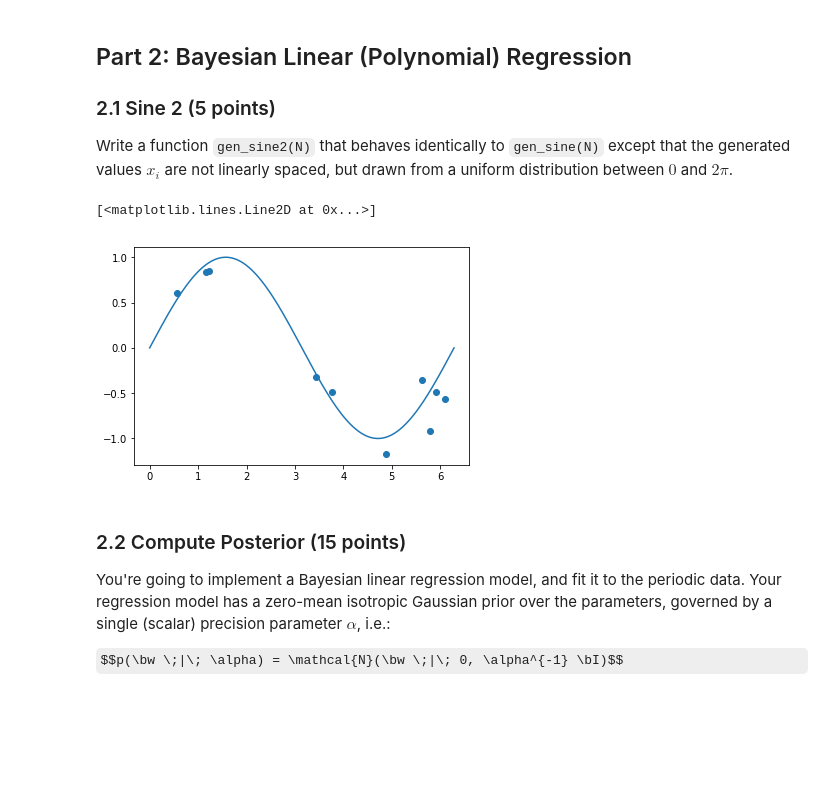
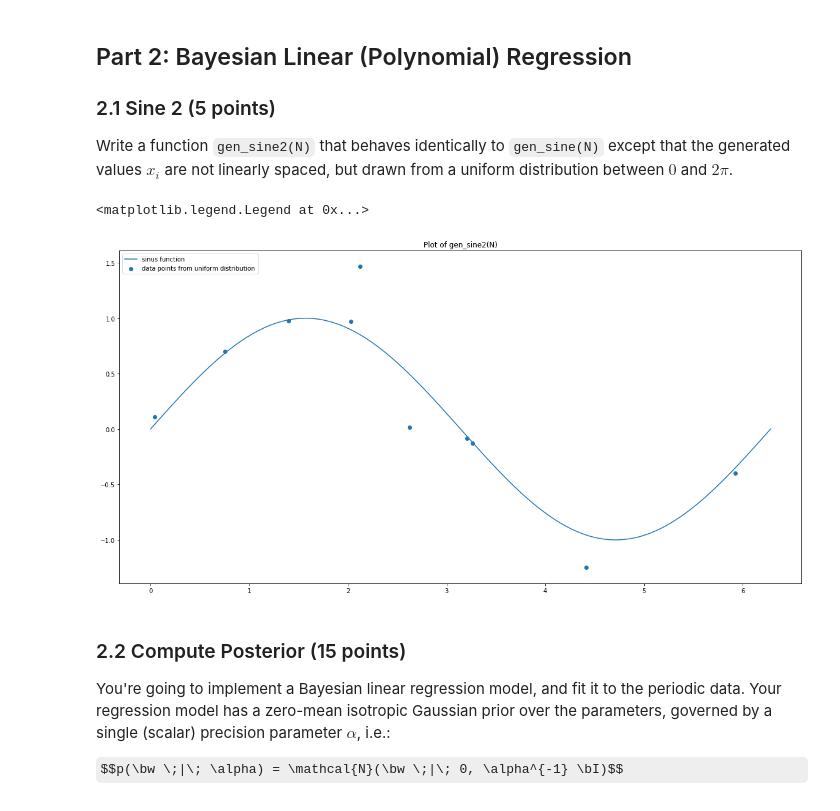
Before and after one commit to sheridavandenbent/ml1_labs, a Jupyter notebook: 10428461_12278327_lab1.ipynb, the cells around one changed output. Cells and saved outputs as stored; diff of their text form; code cells hidden in the pictures; some formulas as TeX source; blank space fills up the shorter version.

```diff
--- a/10428461_12278327_lab1.ipynb
+++ b/10428461_12278327_lab1.ipynb
@@ -408,13 +416,15 @@ def gen_sine2(n):
 # %%
 N = 10
 x, t = gen_sine2(N)
 x_line = np.linspace(0, 2*np.pi, 1000)
 y_line = np.sin(x_line)
-plt.scatter(x, t)
-plt.plot(x_line, y_line)
+plt.title('Plot of gen_sine2(N)')
+plt.scatter(x, t, label = 'data points from uniform distribution')
+plt.plot(x_line, y_line, label = 'sinus function')
+plt.legend(loc='upper left')
 # %% [output]
-[<matplotlib.lines.Line2D at 0x...>]
+<matplotlib.legend.Legend at 0x...>
-[figure, old version]
+[figure, new version]
 # %%
 ### Test your function
 np.random.seed(42)
```
Also changed, not shown: parts of 8 cells of this notebook.
